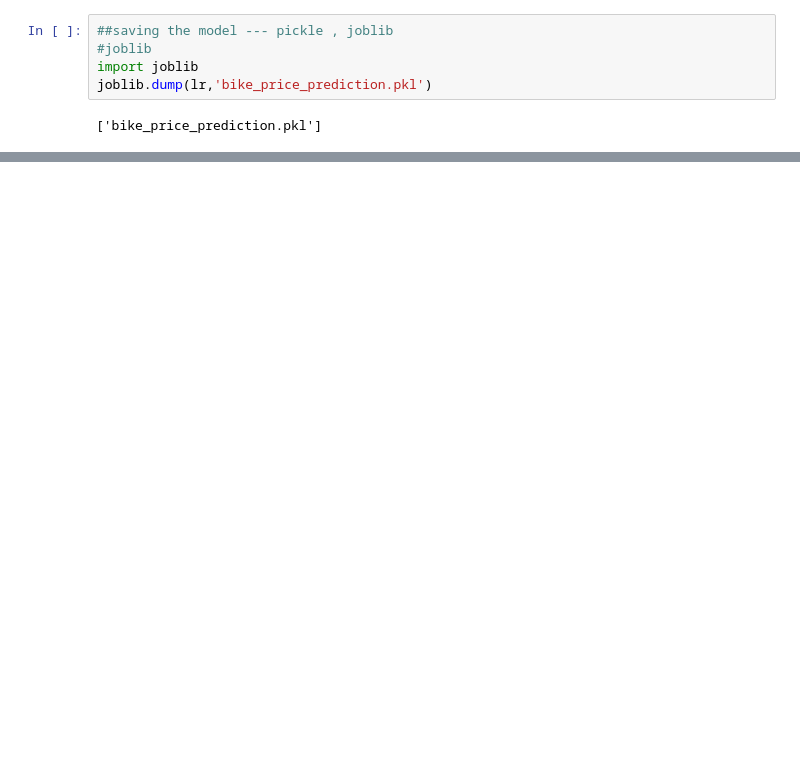
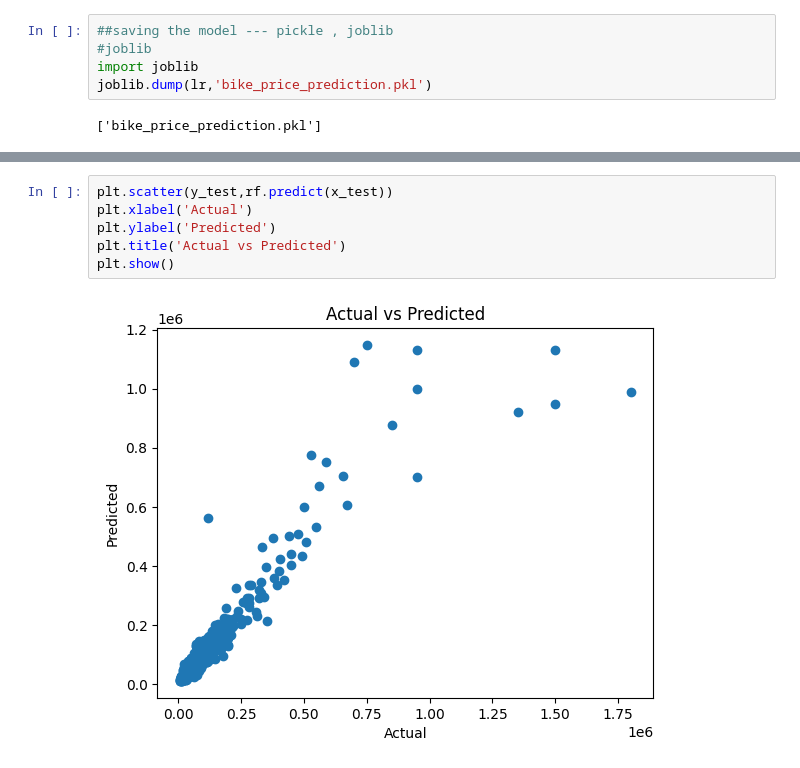
Before and after one commit to jaikrishann/6-month-Data-Sci-Training, a Jupyter notebook: richa/ml/sml/lr.ipynb, the cells around one changed output, grey strips where cells are left out. Drawn from its saved outputs; the diff is of its cells as text; blank space fills up the shorter version.

```diff
--- a/richa/ml/sml/lr.ipynb
+++ b/richa/ml/sml/lr.ipynb
@@ -354,0 +353,8 @@ rf.score(x_test,y_test)
+# %%
+plt.scatter(y_test,rf.predict(x_test))
+plt.xlabel('Actual')
+plt.ylabel('Predicted')
+plt.title('Actual vs Predicted')
+plt.show()
+# %% [output]
+[figure, added]
```
Also changed, not shown: parts of 11 cells of this notebook, 4 other files.
